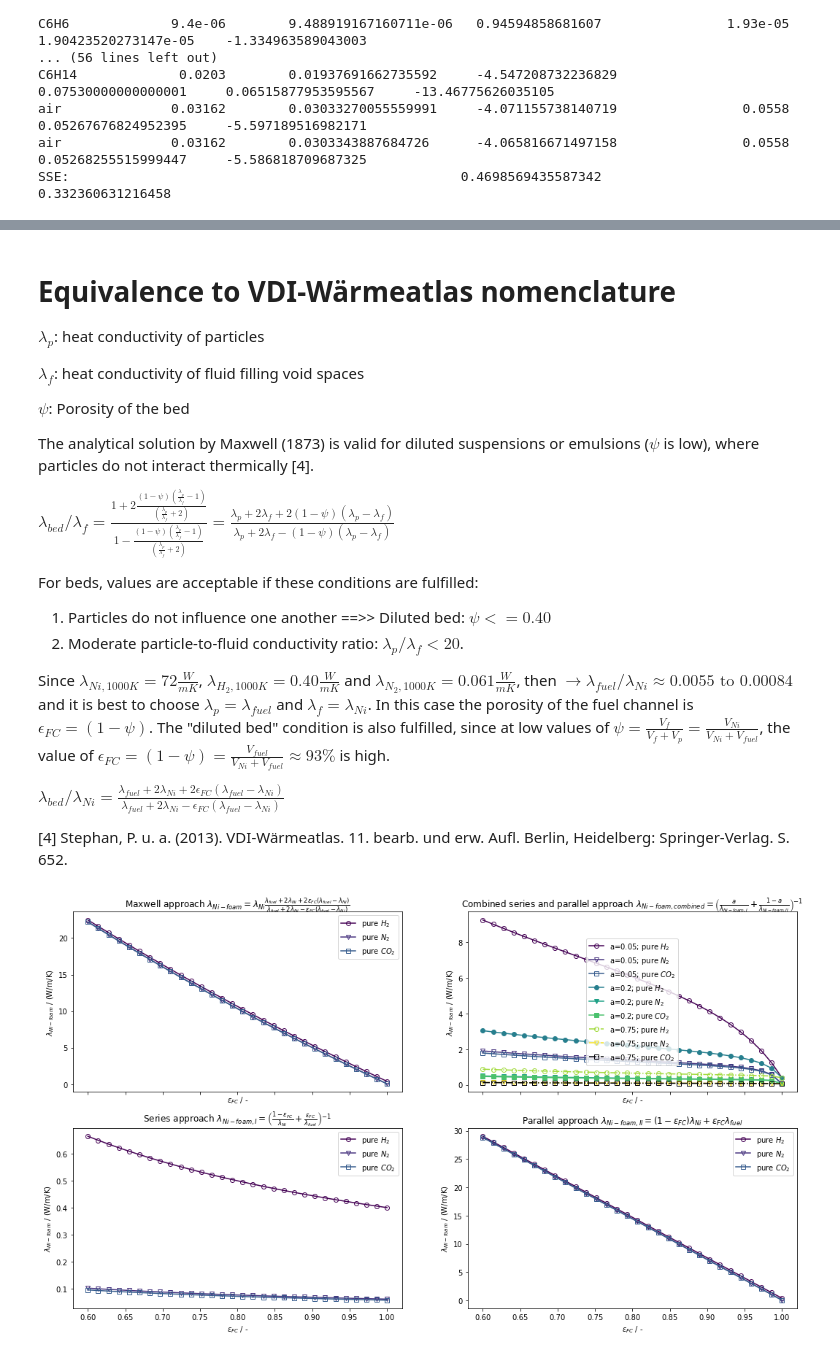
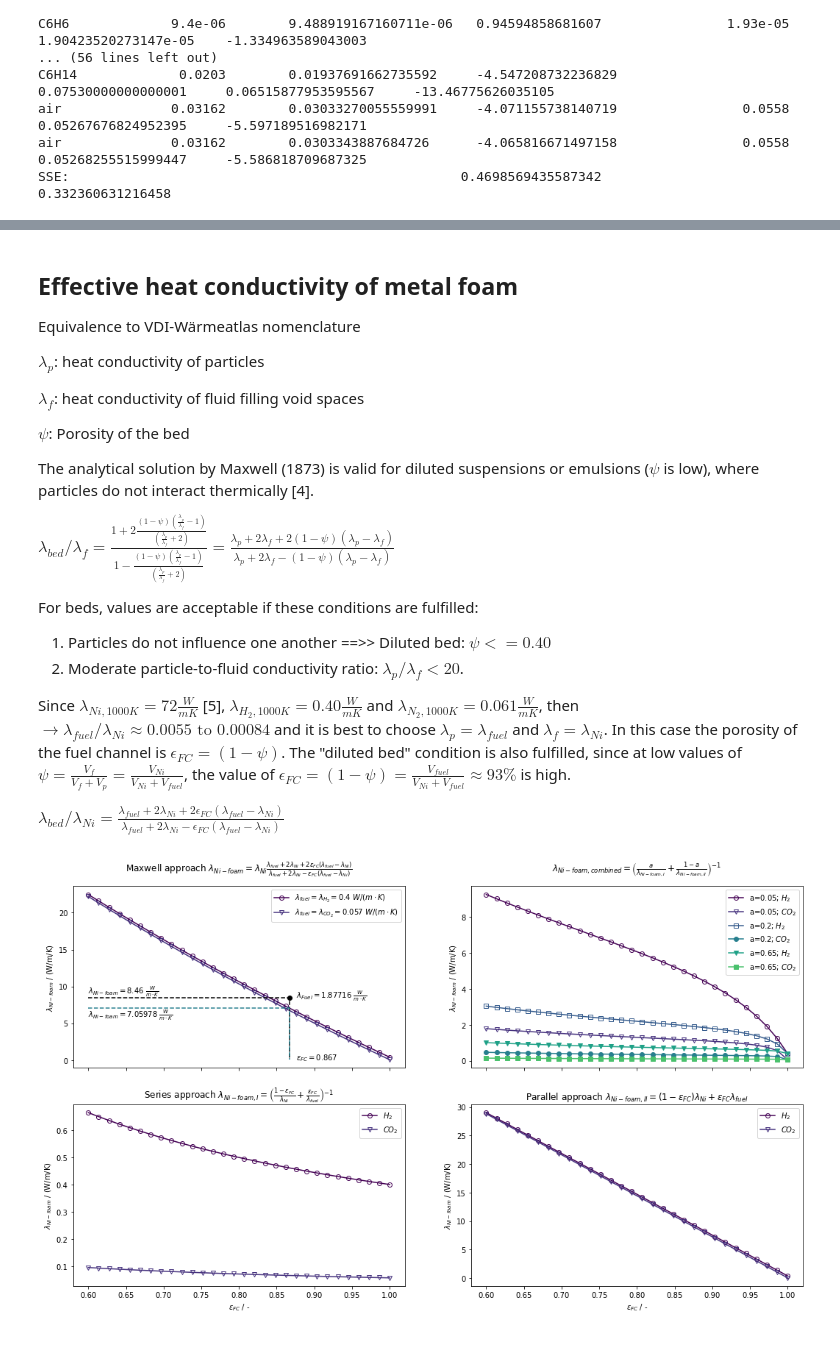
Before and after one commit to santiago-salas-v/walas, a Jupyter notebook: Ni-foam.ipynb, the cells around one changed output, grey strips where cells are left out. Saved outputs shown, nothing was run; the diff lists cells and outputs as text; code cells hidden in the pictures.

```diff
--- a/Ni-foam.ipynb
+++ b/Ni-foam.ipynb
@@ -161,8 +159,8 @@ def mu(T):
 
 
 def cp(T):
-    result=((200<=T)&(T<=1000))*R*Cp_R_coefs_200_1000_K.dot(pow(T,array([[0],[1],[2],[3],[4]]))).squeeze()+\
-            ((1000<T)&(T<=6000))*R*Cp_R_coefs_1000_6000_K.dot(pow(T,array([[0],[1],[2],[3],[4]]))).squeeze()
+    result=((200<=T)&(T<=1000))*R*Cp_R_coefs_200_1000_K.dot(pow(T,array([[0],[1],[2],[3],[4]],dtype=float))).squeeze()+\
+            ((1000<T)&(T<=6000))*R*Cp_R_coefs_1000_6000_K.dot(pow(T,array([[0],[1],[2],[3],[4]],dtype=float))).squeeze()
     return result.T # ensure row dimension is T
 
 T=1000. # K
@@ -410,5 +422,7 @@ conductivity values range between: 0.053637 and 0.47825 W/m/K
 # %% [markdown]
-# Equivalence to VDI-Wärmeatlas nomenclature
+## Effective heat conductivity of metal foam
+
+Equivalence to VDI-Wärmeatlas nomenclature
 
 $\lambda_p$: heat conductivity of particles
 
@@ -425,16 +439,14 @@ For beds, values are acceptable if these conditions are fulfilled:
 1. Particles do not influence one another ==>> Diluted bed: $\psi<=0.40$
 2. Moderate particle-to-fluid conductivity ratio: $\lambda_p/\lambda_f<20$.
 
-Since $\lambda_{Ni,1000K}=72\frac{W}{mK}$, $\lambda_{H_2,1000K}=0.40\frac{W}{mK}$ and $\lambda_{N_2,1000K}=0.061\frac{W}{mK}$, then $\rightarrow \lambda_{fuel}/\lambda_{Ni}\approx 0.0055 \text{ to } 0.00084$ and it is best to choose $\lambda_p=\lambda_{fuel}$ and $\lambda_f=\lambda_{Ni}$. In this case the porosity of the fuel channel is $\epsilon_{FC}=(1-\psi)$. The "diluted bed" condition is also fulfilled, since at low values of $\psi=\frac{V_f}{V_f+V_p}=\frac{V_{Ni}}{V_{Ni}+V_{fuel}}$, the value of $\epsilon_{FC}=(1-\psi)=\frac{V_{fuel}}{V_{Ni}+V_{fuel}}\approx 93\%$ is high.
+Since $\lambda_{Ni,1000K}=72\frac{W}{mK}$ [5], $\lambda_{H_2,1000K}=0.40\frac{W}{mK}$ and $\lambda_{N_2,1000K}=0.061\frac{W}{mK}$, then $\rightarrow \lambda_{fuel}/\lambda_{Ni}\approx 0.0055 \text{ to } 0.00084$ and it is best to choose $\lambda_p=\lambda_{fuel}$ and $\lambda_f=\lambda_{Ni}$. In this case the porosity of the fuel channel is $\epsilon_{FC}=(1-\psi)$. The "diluted bed" condition is also fulfilled, since at low values of $\psi=\frac{V_f}{V_f+V_p}=\frac{V_{Ni}}{V_{Ni}+V_{fuel}}$, the value of $\epsilon_{FC}=(1-\psi)=\frac{V_{fuel}}{V_{Ni}+V_{fuel}}\approx 93\%$ is high.
 
 $\lambda_{bed}/\lambda_{Ni}=\frac{\lambda_{fuel}+2\lambda_{Ni}+2\epsilon_{FC}(\lambda_{fuel}-\lambda_{Ni})}{\lambda_{fuel}+2\lambda_{Ni}-\epsilon_{FC}(\lambda_{fuel}-\lambda_{Ni})}$
-
-[4] Stephan, P. u. a. (2013). VDI-Wärmeatlas. 11. bearb. und erw. Aufl. Berlin, Heidelberg: Springer-Verlag. S. 652.
 # %%
 efc=linspace(0.6,1,30) # porosity of the fuel channel
 k_Ni=72 # thermal conductivity of nickel at 1000K in W/m/K
-fuel_labels=['H_2','N_2','CO_2']
-k_fuel_values=[0.4,0.061,0.057] # thermal conductivity of fuel at 1000K in W/m/K
+fuel_labels=['H_2','CO_2']
+k_fuel_values=[0.4,0.057] # thermal conductivity of fuel at 1000K in W/m/K
 
 # plt.rcParams['axes.prop_cycle'] = cycler(
 #     linestyle=['--','-.',':','-'])*cycler(color=['b', 'orange', 'g', 'r']) # set color and marker cycle
@@ -444,41 +456,56 @@ fig.set_size_inches(10*16/9,10)
 
 for i in range(len(k_fuel_values)):
     k_fuel=k_fuel_values[i]
     k_Ni_foam=k_Ni*(k_fuel+2*k_Ni+2*efc*(k_fuel-k_Ni))/(k_fuel+2*k_Ni-efc*(k_fuel-k_Ni)) # Maxwell 1873 approach
-    ax[0,0].plot(efc,k_Ni_foam,label='pure $'+fuel_labels[i]+'$')
-ax[0,0].set_xlabel(r'$\epsilon_{FC}$ / -')
+    ax[0,0].plot(efc,k_Ni_foam,label='$'+r'\lambda_{fuel}=\lambda_{'+fuel_labels[i]+'}='+'{:g}~W/(m\cdot K)'.format(k_fuel)+'$')
+# determine required k_fuel for a foam conductivity of 8.46W/m/K at porosity 0.867 by Maxwell approach
+min_k_Ni_foam=min(k_Ni_foam)
+k_fuel=72*((2-2*0.867-8.46/72*(2+0.867))/(-1-2*0.867+8.46/72*(1-0.867)))
+k_Ni_foam=k_Ni*(k_fuel+2*k_Ni+2*0.867*(k_fuel-k_Ni))/(k_fuel+2*k_Ni-0.867*(k_fuel-k_Ni)) # Maxwell 1873 approach
+ax[0,0].plot(0.867,k_Ni_foam,'o',color='black',fillstyle='full')
+ax[0,0].plot([min(efc),0.867,0.867],[k_Ni_foam,k_Ni_foam,min_k_Ni_foam],'--',color='black')
+ax[0,0].text(0.867*(1+.01),min_k_Ni_foam,r'$\epsilon_{FC}='+'{:g}'.format(0.867)+'$')
+ax[0,0].text(0.867*(1+.01),k_Ni_foam,r'$\lambda_{Fuel}='+'{:g}'.format(k_fuel)+r'~\frac{W}{m\cdot K}'+'$')
+ax[0,0].text(min(efc),k_Ni_foam,r'$\lambda_{Ni-foam}='+'{:g}'.format(k_Ni_foam)+r'~\frac{W}{m\cdot K}'+'$',horizontalalignment='left',verticalalignment='bottom')
+k_fuel=k_fuel_values[0]
+k_Ni_foam=k_Ni*(k_fuel+2*k_Ni+2*0.867*(k_fuel-k_Ni))/(k_fuel+2*k_Ni-0.867*(k_fuel-k_Ni)) # Maxwell 1873 approach
+ax[0,0].plot([min(efc),0.867,0.867],[k_Ni_foam,k_Ni_foam,min_k_Ni_foam],'--')
+ax[0,0].text(min(efc),k_Ni_foam,r'$\lambda_{Ni-foam}='+'{:g}'.format(k_Ni_foam)+r'~\frac{W}{m\cdot K}'+'$',horizontalalignment='left',verticalalignment='top')
+#ax[0,0].set_xlabel(r'$\epsilon_{FC}$ / -')
 ax[0,0].set_ylabel(r'$\lambda_{Ni-foam}$ / (W/m/K)')
-ax[0,0].set_title(r'Maxwell approach $\lambda_{Ni-foam}=\lambda_{Ni}\frac{\lambda_{fuel}+2\lambda_{Ni}+2\epsilon_{FC}(\lambda_{fuel}-\lambda_{Ni})}{\lambda_{fuel}+2\lambda_{Ni}-\epsilon_{FC}(\lambda_{fuel}-\lambda_{Ni})}$')
+ax[0,0].set_title(r'Maxwell approach $\lambda_{Ni-foam}=\lambda_{Ni}\frac{\lambda_{fuel}+2\lambda_{Ni}+2\epsilon_{FC}(\lambda_{fuel}-\lambda_{Ni})}{\lambda_{fuel}+2\lambda_{Ni}-\epsilon_{FC}(\lambda_{fuel}-\lambda_{Ni})}$',pad=20)
 ax[0,0].legend()
 
 for i in range(len(k_fuel_values)):
     k_fuel=k_fuel_values[i]
     k_Ni_foam=k_Ni/((1-efc)+efc*k_Ni/k_fuel)
-    ax[1,0].plot(efc,k_Ni_foam,label='pure $'+fuel_labels[i]+'$')
+    ax[1,0].plot(efc,k_Ni_foam,label='$'+fuel_labels[i]+'$')
 ax[1,0].set_xlabel(r'$\epsilon_{FC}$ / -')
 ax[1,0].set_ylabel(r'$\lambda_{Ni-foam}$ / (W/m/K)')
 ax[1,0].set_title(r'Series approach $\lambda_{Ni-foam,I}=\left(\frac{1-\epsilon_{FC}}{\lambda_{Ni}}+\frac{\epsilon_{FC}}{\lambda_{fuel}}\right)^{-1}$')
 ax[1,0].legend()
 
 for i in range(len(k_fuel_values)):
     k_fuel=k_fuel_values[i]
     k_Ni_foam=(1-efc)*k_Ni+efc*k_fuel
-    ax[1,1].plot(efc,k_Ni_foam,label='pure $'+fuel_labels[i]+'$')
+    ax[1,1].plot(efc,k_Ni_foam,label='$'+fuel_labels[i]+'$')
 ax[1,1].set_xlabel(r'$\epsilon_{FC}$ / -')
 ax[1,1].set_ylabel(r'$\lambda_{Ni-foam}$ / (W/m/K)')
 ax[1,1].set_title(r'Parallel approach $\lambda_{Ni-foam,II}=(1-\epsilon_{FC})\lambda_{Ni}+\epsilon_{FC}\lambda_{fuel}$')
 ax[1,1].legend()
 
-for a in [0.05,0.2,0.75]: # series to parallel proportion
+for a in [0.05,0.2,1-.35]: # series to parallel proportion
     for i in range(len(k_fuel_values)):
         k_fuel=k_fuel_values[i]
         k_Ni_foam_series=k_Ni/((1-efc)+efc*k_Ni/k_fuel)
         k_Ni_foam_parallel=(1-efc)*k_Ni+efc*k_fuel
         k_Ni_foam=(a/k_Ni_foam_series+(1-a)/k_Ni_foam_parallel)**-1
-        ax[0,1].plot(efc,k_Ni_foam,label='a={:g}; '.format(a)+'pure $'+fuel_labels[i]+'$')
-ax[0,1].set_xlabel(r'$\epsilon_{FC}$ / -')
+        ax[0,1].plot(efc,k_Ni_foam,label='a={:g}; '.format(a)+'$'+fuel_labels[i]+'$')
+#ax[0,1].set_xlabel(r'$\epsilon_{FC}$ / -')
 ax[0,1].set_ylabel(r'$\lambda_{Ni-foam}$ / (W/m/K)')
-ax[0,1].set_title(r'Combined series and parallel approach $\lambda_{Ni-foam,combined}=\left(\frac{a}{\lambda_{Ni-foam,I}}+\frac{1-a}{\lambda_{Ni-foam,II}}\right)^{-1}$')
-ax[0,1].legend(loc='center');
+ax[0,1].set_title(r'$\lambda_{Ni-foam,combined}=\left(\frac{a}{\lambda_{Ni-foam,I}}+\frac{1-a}{\lambda_{Ni-foam,II}}\right)^{-1}$',pad=20)
+ax[0,1].legend(loc='upper right')
+
+plt.savefig('summary_series_parallel_approach.png',dpi=80)
 # %% [output]
-[figure, old version]
+[figure, new version]
```
Also changed, not shown: parts of 13 cells of this notebook.
